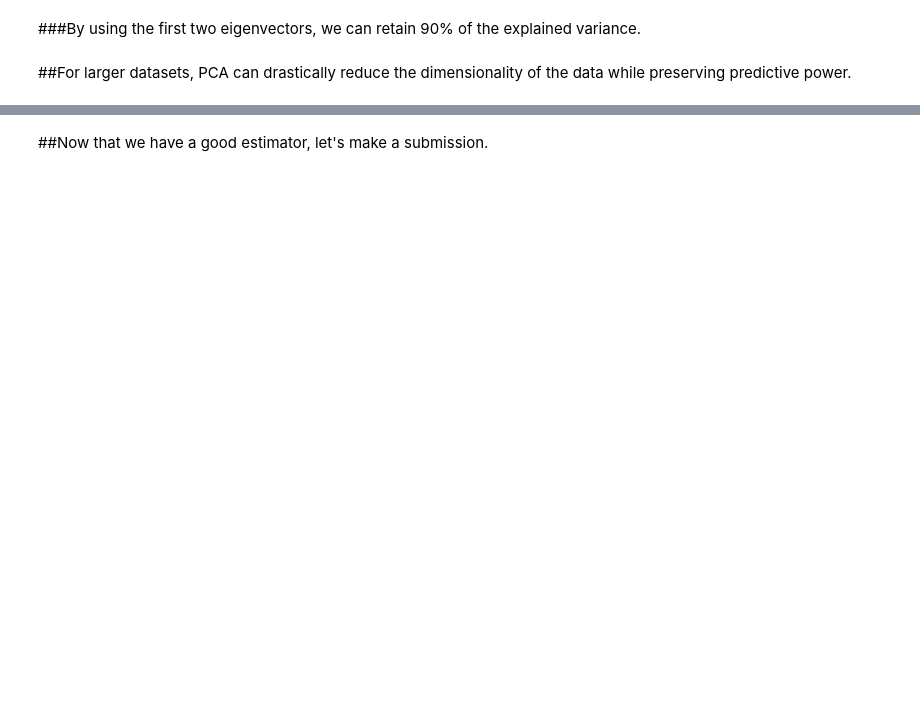
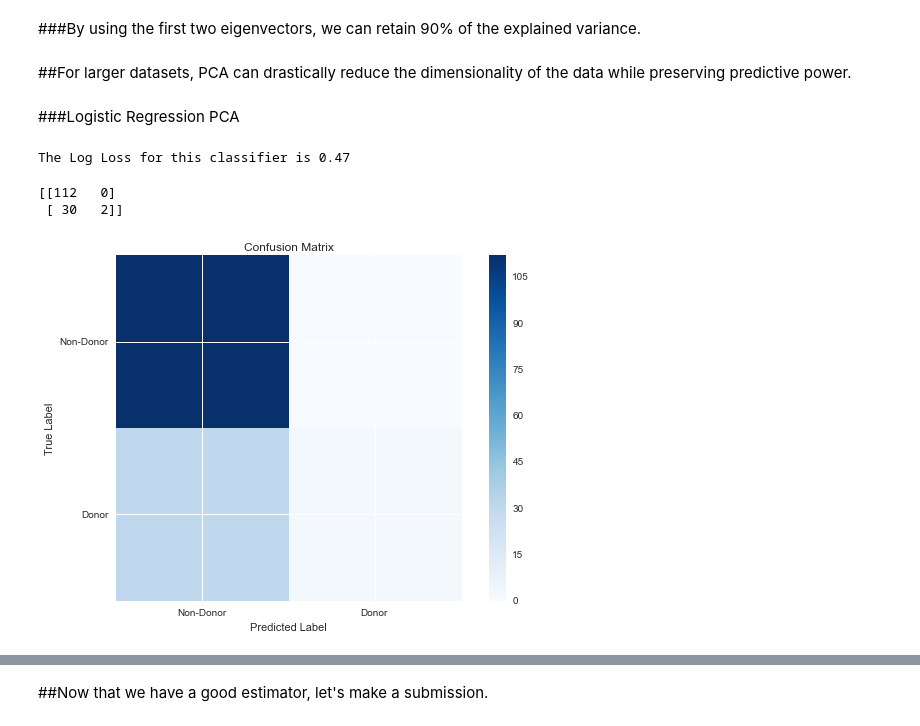
Before and after one commit to LeJit/GoogleIOExtended, a Jupyter notebook: Predicting Blood Donations in Python.ipynb, the cells around one changed output, grey strips where cells are left out. Saved outputs shown, nothing was run; the diff lists cells and outputs as text; code cells hidden in the pictures; blank space fills up the shorter version.

```diff
--- a/Predicting Blood Donations in Python.ipynb
+++ b/Predicting Blood Donations in Python.ipynb
@@ -289,12 +319,12 @@ from sklearn.decomposition import RandomizedPCA
 ###Before we can apply PCA, we need to "whiten" the dataset. To do this, we standarize each feature by subtracting the mean and dividing by the standard deviation.
 # %%
 standarization = preprocessing.StandardScaler()
-training_X_t = standarization.fit_transform(training_X)
-testing_t = standarization.transform(testing)
+Xtrain_pca = standarization.fit_transform(Xtrain)
+Xcv_pca = standarization.transform(Xcv)
 # %% [markdown]
 ###Principal Component Analysis is a dimensionality reduction algorithm that projects the data to a lower-dimensional space that best captures the variance in the original dataset.
 # %%
 pca = RandomizedPCA(n_components = 2)
-pca.fit(training_X_t)
+pca.fit(Xtrain_pca)
 print pca.explained_variance_ratio_
 # %% [output]
@@ -302,7 +332,7 @@ print pca.explained_variance_ratio_
 # %% [markdown]
 ###By using the first two eigenvectors, we can retain 90% of the explained variance.
 # %%
-training_X_t = pca.transform(training_X)
-testing_t = pca.transform(testing)
+Xtrain_pca = pca.transform(Xtrain_pca)
+Xcv_pca = pca.transform(Xcv_pca)
 # %% [markdown]
 ##For larger datasets, PCA can drastically reduce the dimensionality of the data while preserving predictive power.
@@ -308,0 +362,18 @@ testing_t = pca.transform(testing)
+# %% [markdown]
+###Logistic Regression PCA
+# %%
+params = {'penalty':['l1','l2'], 'C':[0.1,1], 'intercept_scaling':[0.5,1.0,1.5], 'class_weight':[None, 'auto']}
+logreg = LogisticRegression()
+clf = GridSearchCV(logreg, params, scoring = 'log_loss', n_jobs = -1)
+clf.fit(Xtrain_pca, ytrain)
+y_pred = clf.predict_proba(Xcv_pca)
+print "The Log Loss for this classifier is %0.2f" % (metrics.log_loss(ycv, y_pred))
+# %% [output]
+The Log Loss for this classifier is 0.47
+# %%
+y_pred_hd = clf.predict(Xcv_pca)
+analyzeErrors(ycv, y_pred_hd)
+# %% [output]
+[[112   0]
+ [ 30   2]]
+[figure, added]
```
Also changed, not shown: parts of 74 cells of this notebook.
